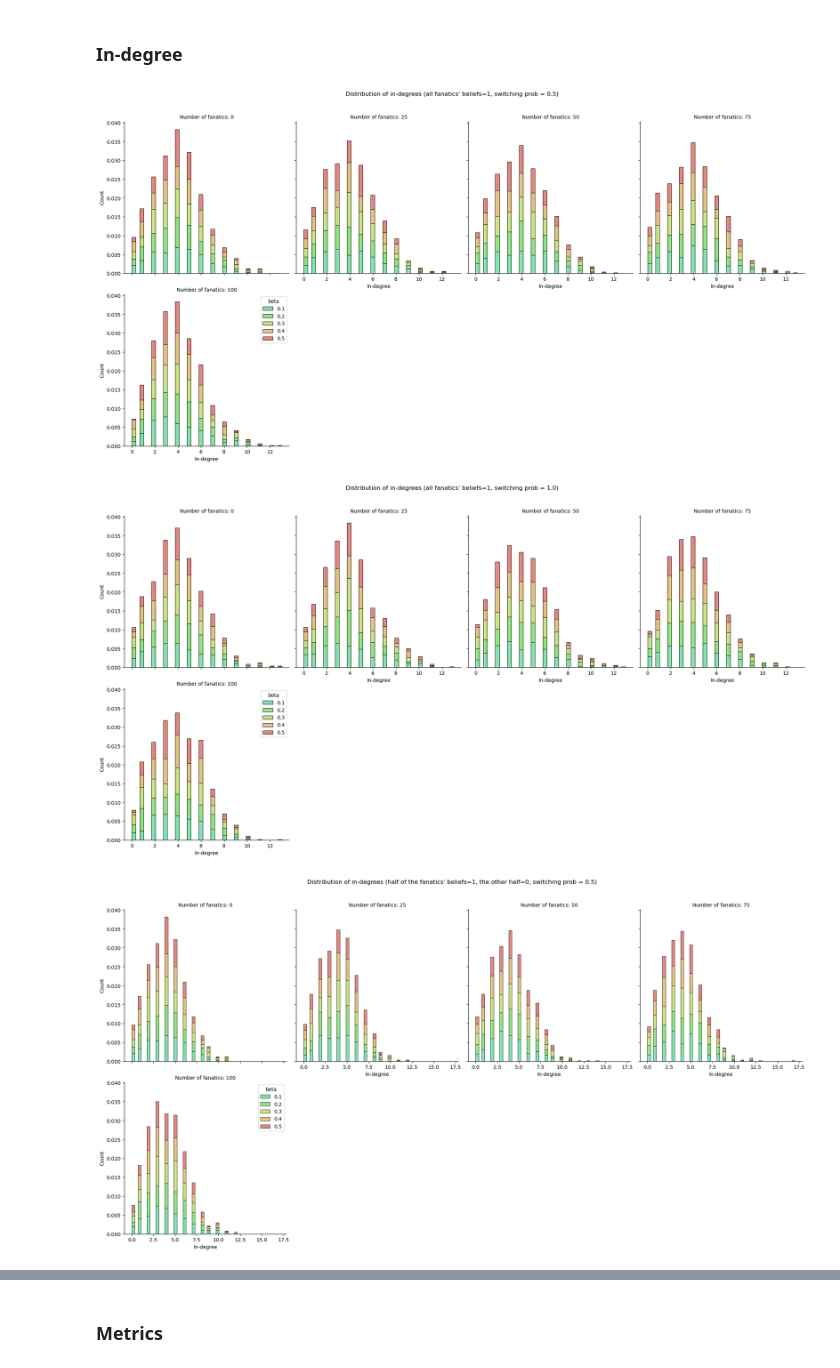
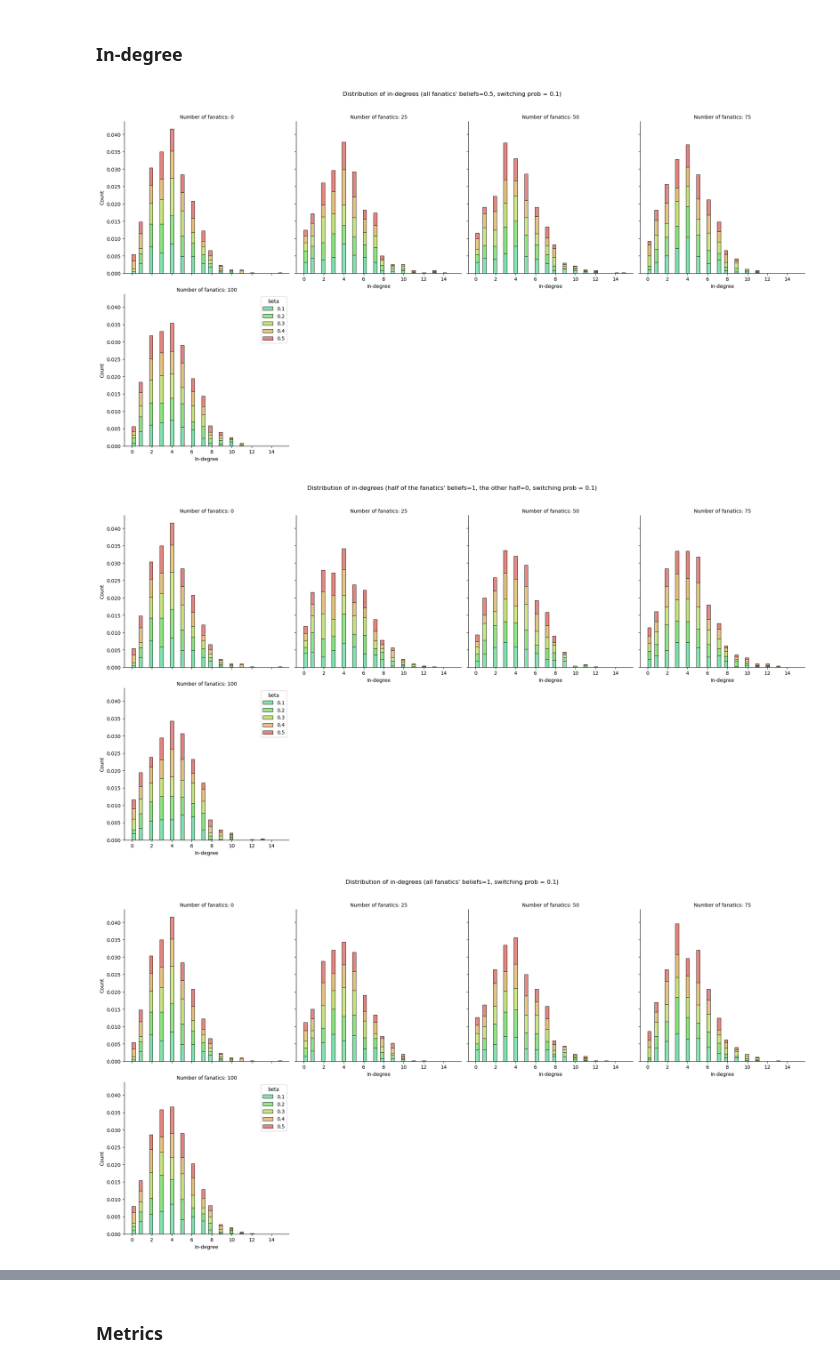
Before and after one commit to ducquando/social-network, a Jupyter notebook: analyze.ipynb, the cells around one changed output, grey strips where cells are left out. Drawn from its saved outputs; the diff is of its cells as text; code cells hidden in the pictures.

```diff
--- a/analyze.ipynb
+++ b/analyze.ipynb
@@ -10,7 +10,7 @@ from utils.visualize import visualize_coevolution, visualize_clustering_coeff, v
 # %%
 # Change the date time to the date time of the pickle file you want to load
 DATE = '241003'
-TIME = '0819'
+TIME = '0849'
 data_fanatics, data_no_fanatics = get_data(DATE, TIME)
 # %% [markdown]
 ### Last network
@@ -35,11 +35,6 @@ data_no_fanatics['last_indegree'] = data_no_fanatics['last_network'].apply(lambd
 - `fanatics_scheme == 'min-max'`: half of the fanatics have a belief of 0, the other half have a belief of 1.
 - `fanatics_scheme == 'mean'`: all fanatics have a belief of 0.5.
 # %%
-fanatics_max_low = get_fanatics(data_fanatics, data_no_fanatics, 'max', 0.5)
-fanatics_max_high = get_fanatics(data_fanatics, data_no_fanatics, 'max', 1)
-fanatics_min_max_low = get_fanatics(data_fanatics, data_no_fanatics, 'min-max', 0.5)
-fanatics_min_max_high = get_fanatics(data_fanatics, data_no_fanatics, 'min-max', 1)
-fanatics_mean_low = get_fanatics(data_fanatics, data_no_fanatics, 'mean', 0.5)
-fanatics_mean_high = get_fanatics(data_fanatics, data_no_fanatics, 'mean', 1)
-
-print(fanatics_max_low.shape, fanatics_min_max_high.shape, fanatics_mean_high.shape)
+fanatics_mean = get_fanatics(data_fanatics, data_no_fanatics, 'mean', 0.1)
+fanatics_min_max = get_fanatics(data_fanatics, data_no_fanatics, 'min-max', 0.1)
+fanatics_max = get_fanatics(data_fanatics, data_no_fanatics, 'max', 0.1)
@@ -94,13 +80,10 @@ _ = visualize_clustering_coeff(data_fanatics, data_no_fanatics, ["min-max", "max
 # %% [markdown]
 ### In-degree
 # %%
-visualize_indegree(fanatics_max_low, DATE, TIME, export=True)
-visualize_indegree(fanatics_max_high, DATE, TIME, export=True)
-visualize_indegree(fanatics_min_max_low, DATE, TIME, export=True)
-visualize_indegree(fanatics_min_max_high, DATE, TIME, export=True)
-visualize_indegree(fanatics_mean_low, DATE, TIME, export=True)
-visualize_indegree(fanatics_mean_high, DATE, TIME, export=True)
+visualize_indegree(fanatics_mean, DATE, TIME, export=True)
+visualize_indegree(fanatics_min_max, DATE, TIME, export=True)
+visualize_indegree(fanatics_max, DATE, TIME, export=True)
 # %% [output]
-[figure, old version]
+[figure, new version]
-[figure, old version]
+[figure, new version]
-[figure, old version]
+[figure, new version]
```
Also changed, not shown: parts of 7 cells of this notebook, 6 other files.
